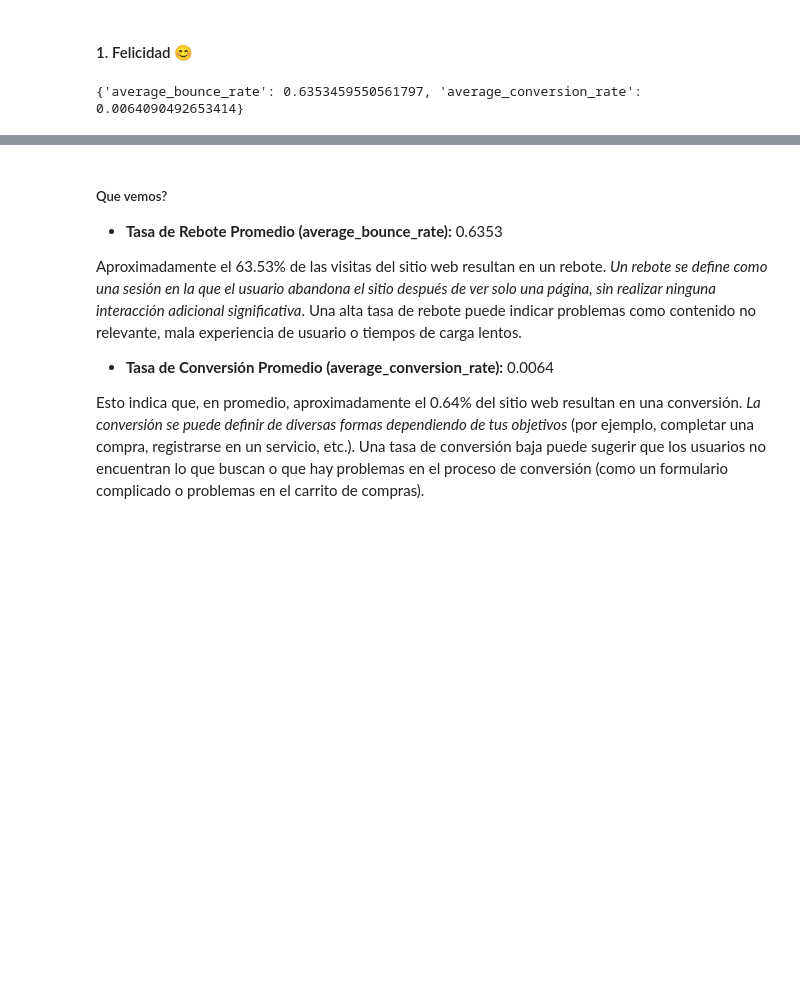
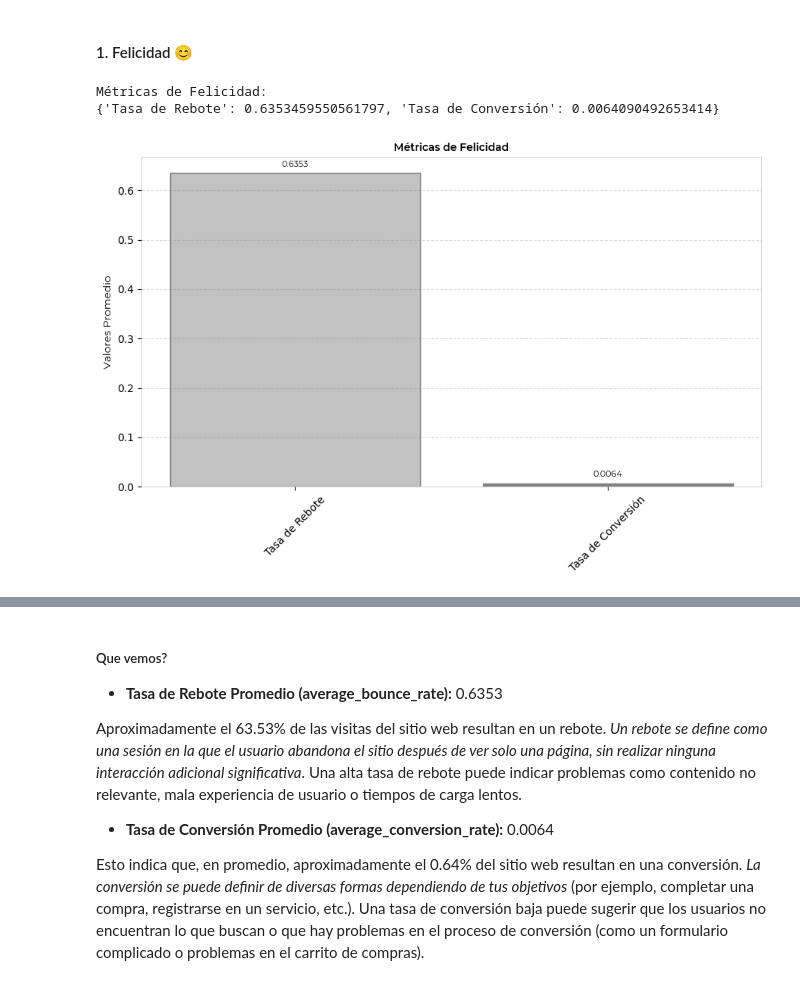
Before and after one commit to hijadelena/data-method-ux-evaluation, a Jupyter notebook: heart_para_ux_.ipynb, the cells around one changed output, grey strips where cells are left out. Cells and saved outputs as stored; diff of their text form; code cells hidden in the pictures; blank space fills up the shorter version.

```diff
--- a/heart_para_ux_.ipynb
+++ b/heart_para_ux_.ipynb
@@ -43,2 +55,14 @@ El análisis se encuentra en: `EDA_FashionHub.ipynb`
+# %%
+#configuramos propiedades tipografia y colores
+# Ruta completa a las fuentes Montserrat
+font_path_regular = 'C:\\Users\\lucia\\AppData\\Local\\Microsoft\\Windows\\Fonts\\Montserrat-Regular.ttf'
+font_path_semi_bold = 'C:\\Users\\lucia\\AppData\\Local\\Microsoft\\Windows\\Fonts\\Montserrat-SemiBold.ttf'
+
+# Cargar las propiedades de las fuentes
+font_prop_regular = fm.FontProperties(fname=font_path_regular)
+font_prop_semi_bold = fm.FontProperties(fname=font_path_semi_bold)
+
+# Crear un colormap personalizado
+cmap = LinearSegmentedColormap.from_list("custom_cmap", ["#533D64", "#E8E6F8"])
 # %% [markdown]
 #### 1. Felicidad 😊
@@ -48,10 +69,53 @@ df = pd.read_csv('DF_ECOMMERCE.csv')
-# %%
-# Cálculo de métricas de felicidad
-happiness_metrics = {
-    'average_bounce_rate': df['total_bounce_rate'].mean(),
-    'average_conversion_rate': df['total_conversion'].mean()
-}
-
-print(happiness_metrics)
-# %% [output]
-{'average_bounce_rate': 0.6353459550561797, 'average_conversion_rate': 0.0064090492653414}
+# %%
+# Calcular las métricas de felicidad
+happiness_metrics = {
+    'Tasa de Rebote': df['total_bounce_rate'].mean(),
+    'Tasa de Conversión': df['total_conversion'].mean()
+}
+
+print("Métricas de Felicidad:")
+print(happiness_metrics)
+
+# Crear el gráfico de barras para las métricas de felicidad
+fig, ax = plt.subplots(figsize=(9, 6))
+
+metrics_happiness = list(happiness_metrics.keys())
+values_happiness = list(happiness_metrics.values())
+
+# Seleccionar colores específicos del colormap personalizado
+colors_happiness = select_colors(cmap, [0.2, 0.8])
+
+# Crear el gráfico de barras
+ax.bar(metrics_happiness, values_happiness, color=colors_happiness, edgecolor='gray')
+
+# Configuraciones de estilo y formato
+ax.set_title('Métricas de Felicidad', fontsize=16, fontproperties=font_prop_semi_bold, color='black')
+ax.set_ylabel('Valores Promedio', fontsize=10, fontproperties=font_prop_regular, color='black')
+ax.tick_params(axis='x', rotation=45, labelsize=10, labelcolor='black', labelrotation=45)
+ax.tick_params(axis='y', labelsize=10, labelcolor='black')
+
+# Configurar las líneas de la cuadrícula (gridlines)
+ax.grid(axis='y', linestyle='--', alpha=0.3, color='gray')  # Ajustar la transparencia con alpha
+
+# Configurar los bordes (spines) del gráfico
+for spine in ax.spines.values():
+    spine.set_edgecolor('grey')
+    spine.set_linewidth(0.5)
+    spine.set_alpha(0.5)  # Ajustar la transparencia con alpha
+
+# Texto en las barras
+for i, v in enumerate(values_happiness):
+    ax.text(i, v + 0.01, f"{v:.4f}", ha='center', va='bottom', fontsize=8, fontproperties=font_prop_regular, color='black')
+
+# Ajustar el diseño
+plt.tight_layout()
+
+# Guardar la figura en formato SVG
+plt.savefig('happiness_metrics_grayscale.svg', format='svg')
+
+# Mostrar el gráfico
+plt.show()
+# %% [output]
+Métricas de Felicidad:
+{'Tasa de Rebote': 0.6353459550561797, 'Tasa de Conversión': 0.0064090492653414}
+[figure, added]
```
Also changed, not shown: parts of 13 cells of this notebook.
